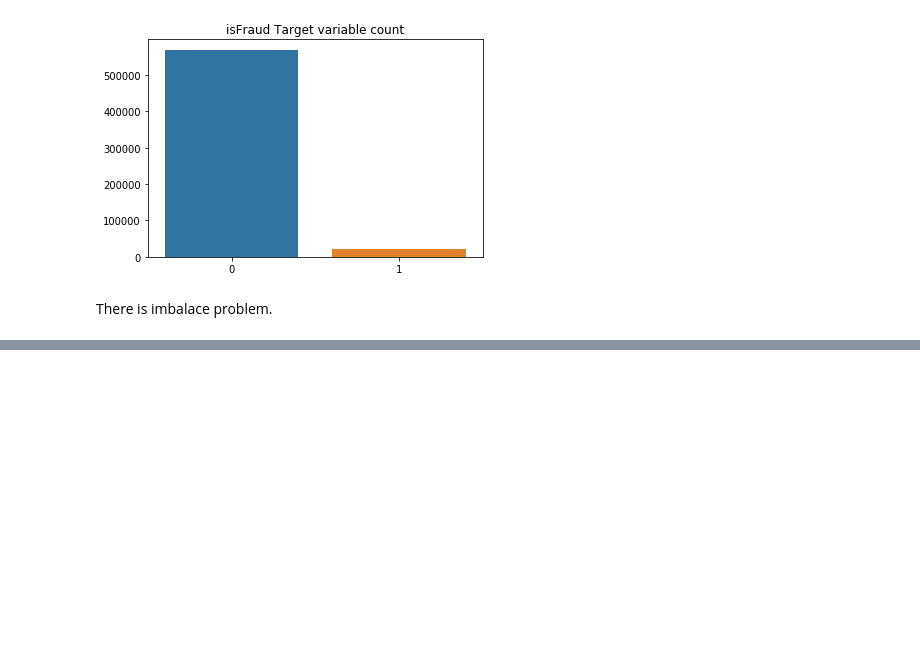
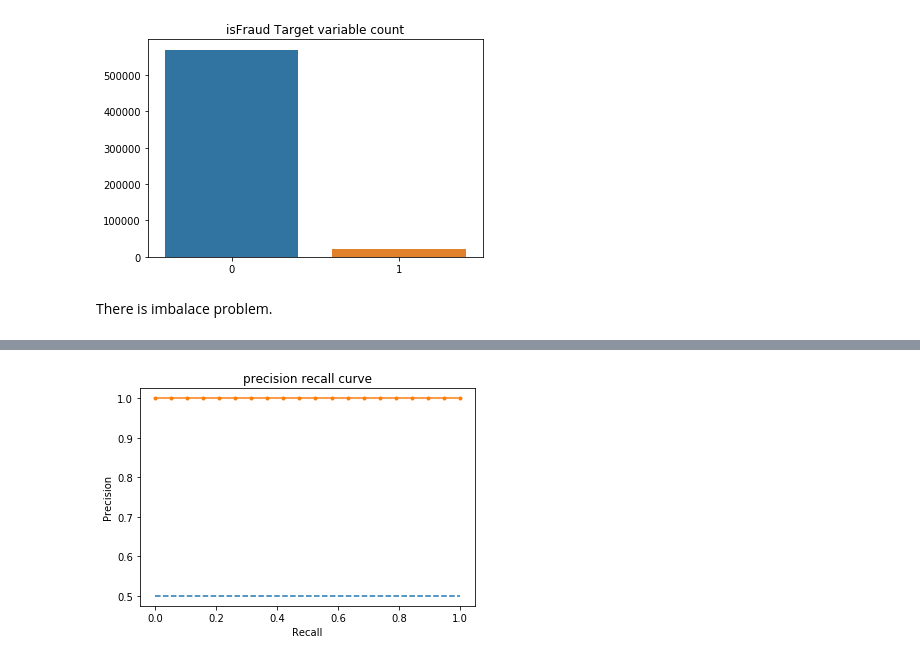
Before and after one commit to Vrushali-M/Fall_2019_ML_project, a Jupyter notebook: ml_project.ipynb, the cells around one changed output, grey strips where cells are left out. Cells and saved outputs as stored; diff of their text form; code cells hidden in the pictures; blank space fills up the shorter version.

```diff
--- a/ml_project.ipynb
+++ b/ml_project.ipynb
@@ -136,0 +212,18 @@ from imblearn.over_sampling import SMOTE
+# %%
+def logistic(X,y):
+    X_train,X_test,y_train,y_test=train_test_split(X,y,test_size=.2,random_state=1)
+    lr=LogisticRegression()
+    lr.fit(X_train,y_train)
+    prob=lr.predict_proba(X_test)
+    return (prob[:,1],y_test)
+# %%
+def plot_pre_curve(y_test,probs):
+    precision, recall, thresholds = precision_recall_curve(y_test, probs)
+    plt.plot([0, 1], [0.5, 0.5], linestyle='--')
+    # plot the precision-recall curve for the model
+    plt.plot(recall, precision, marker='.')
+    plt.title("precision recall curve")
+    plt.xlabel('Recall')
+    plt.ylabel('Precision')
+    # show the plot
+    plt.show()
@@ -136,0 +242,5 @@ from imblearn.over_sampling import SMOTE
+# %%
+probs,y_test=logistic(X_sm,y_sm)
+plot_pre_curve(y_test,probs)
+# %% [output]
+[figure, added]
```
Also changed, not shown: parts of 29 cells of this notebook.
